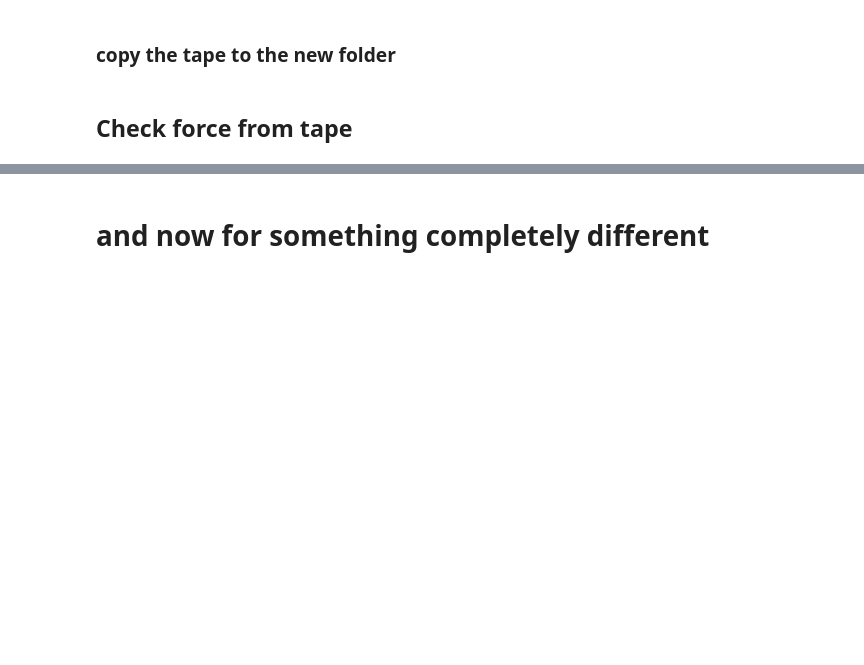
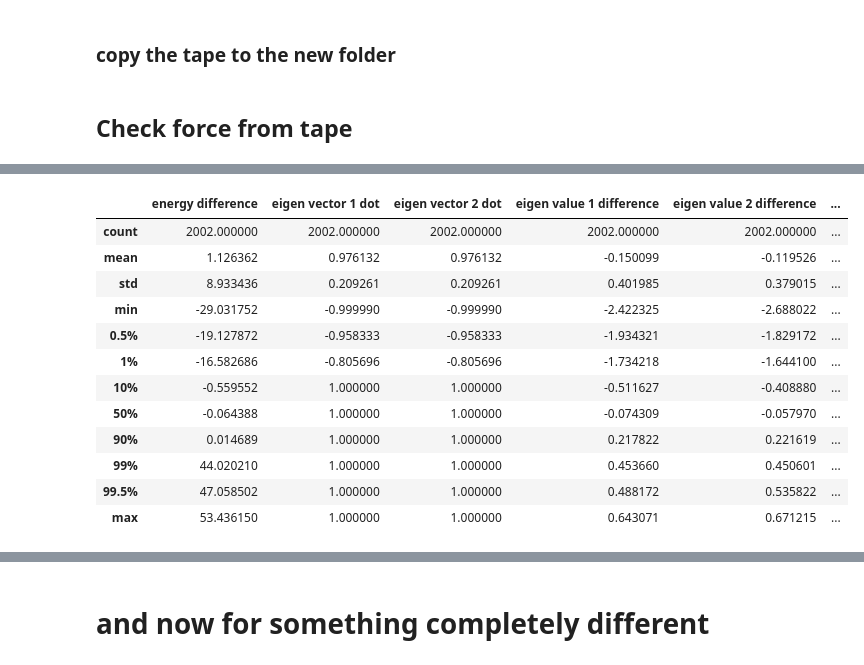
Before and after one commit to yoavrv/trisurf-python, a Jupyter notebook: Test_curvature_calculations.ipynb, the cells around one changed output, grey strips where cells are left out. Saved outputs shown, nothing was run; the diff lists cells and outputs as text; code cells hidden in the pictures; blank space fills up the shorter version.

```diff
--- a/Test_curvature_calculations.ipynb
+++ b/Test_curvature_calculations.ipynb
@@ -341,0 +408,6 @@ print(ret.stdout.decode())
+# %%
+Ses_c = [[ts.pointer(ts.ts_double(s)) for s in S[[0,0,1],[0,1,1]]] for S in Ses_org]
+print("before correction, vertex 0 is", [x.contents.value for x in Ses_c[0]])
+for i in v1.indices:
+    ts.error_correction_scheme(Ses_c[i][0],Ses_c[i][1],Ses_c[i][2],v1.mean_curvature2[i],v1.gaussian_curvature2[i])
+print("after correction, vertex 0 is", [x.contents.value for x in Ses_c[0]])
@@ -341,0 +503,23 @@ print(ret.stdout.decode())
+# %%
+percentiles2 = [0.005,0.01,0.1,0.5,0.9,0.99,0.995]
+df = pd.DataFrame({"energy difference": E1-E2,
+    "eigen vector 1 dot": diff[:,0,0],
+             "eigen vector 2 dot": diff[:,0,1],
+             "eigen value 1 difference": diff[:,1,0],
+             "eigen value 2 difference": diff[:,1,1],
+             "eigen value 1 relative difference": reldif[:,1]})
+df.describe(percentiles=percentiles2)
+# %% [output]
+|  | energy difference | eigen vector 1 dot | eigen vector 2 dot | eigen value 1 difference | eigen value 2 difference | ... |
+| count | 2002.000000 | 2002.000000 | 2002.000000 | 2002.000000 | 2002.000000 | ... |
+| mean | 1.126362 | 0.976132 | 0.976132 | -0.150099 | -0.119526 | ... |
+| std | 8.933436 | 0.209261 | 0.209261 | 0.401985 | 0.379015 | ... |
+| min | -29.031752 | -0.999990 | -0.999990 | -2.422325 | -2.688022 | ... |
+| 0.5% | -19.127872 | -0.958333 | -0.958333 | -1.934321 | -1.829172 | ... |
+| 1% | -16.582686 | -0.805696 | -0.805696 | -1.734218 | -1.644100 | ... |
+| 10% | -0.559552 | 1.000000 | 1.000000 | -0.511627 | -0.408880 | ... |
+| 50% | -0.064388 | 1.000000 | 1.000000 | -0.074309 | -0.057970 | ... |
+| 90% | 0.014689 | 1.000000 | 1.000000 | 0.217822 | 0.221619 | ... |
+| 99% | 44.020210 | 1.000000 | 1.000000 | 0.453660 | 0.450601 | ... |
+| 99.5% | 47.058502 | 1.000000 | 1.000000 | 0.488172 | 0.535822 | ... |
+| max | 53.436150 | 1.000000 | 1.000000 | 0.643071 | 0.671215 | ... |
```
Also changed, not shown: parts of 164 cells of this notebook, 5 other files.
